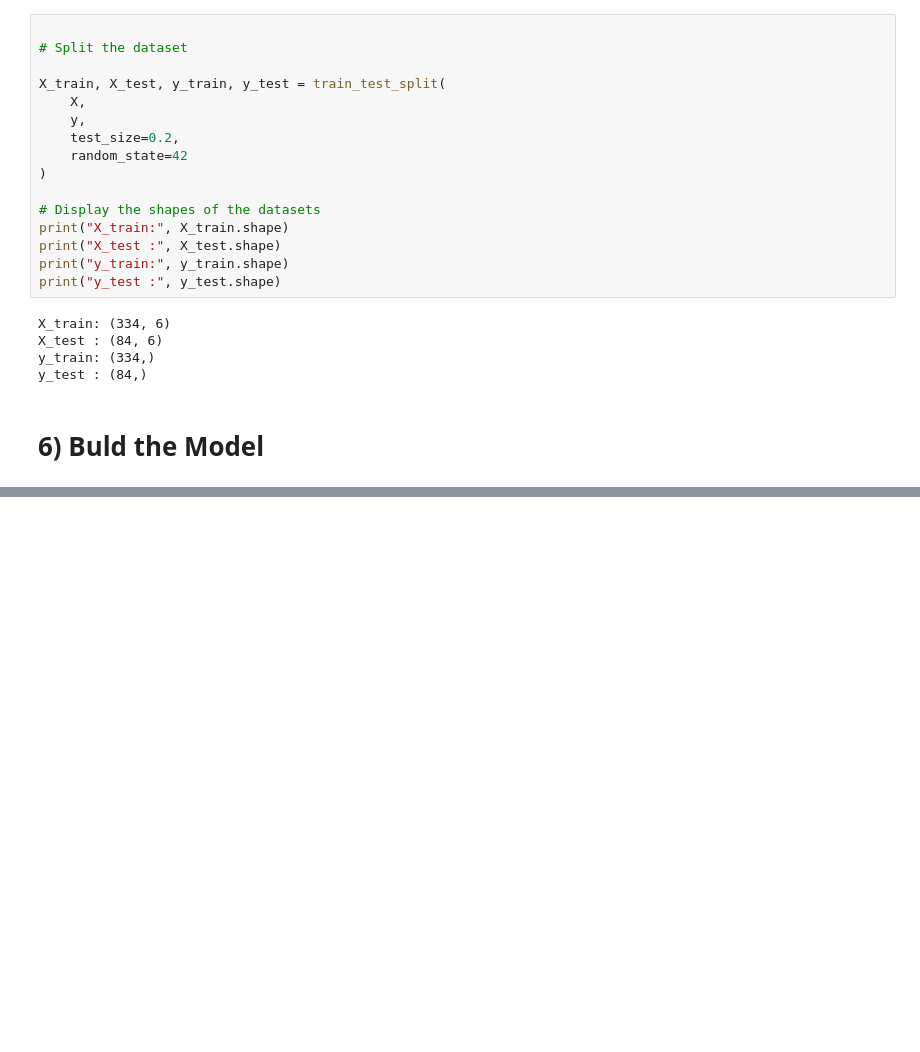
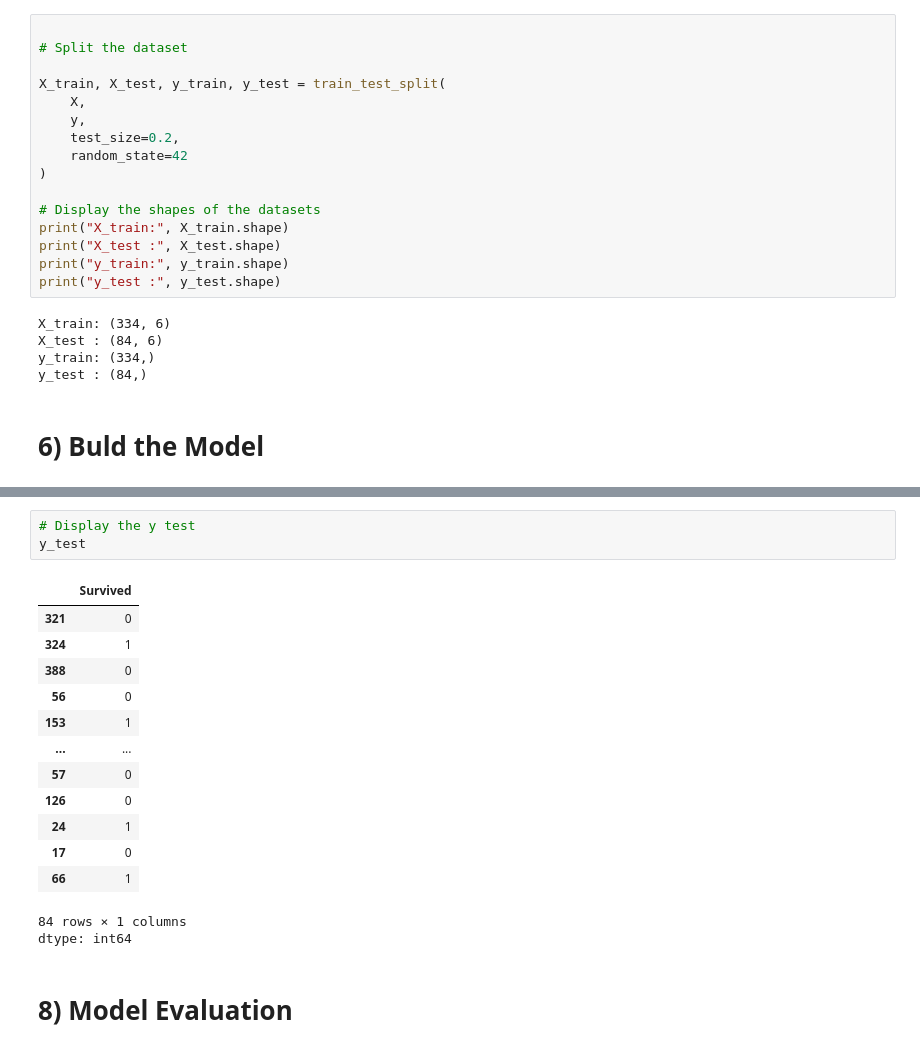
Before and after one commit to Clinton1029/Titanic2, a Jupyter notebook: Titanic.ipynb, the cells around one changed output, grey strips where cells are left out. Cells and saved outputs as stored; diff of their text form; blank space fills up the shorter version.

```diff
--- a/Titanic.ipynb
+++ b/Titanic.ipynb
@@ -837,0 +864,20 @@ y_test : (84,)
+# %%
+# Display the y test
+y_test
+# %% [output]
+|  | Survived |
+| 321 | 0 |
+| 324 | 1 |
+| 388 | 0 |
+| 56 | 0 |
+| 153 | 1 |
+| ... | ... |
+| 57 | 0 |
+| 126 | 0 |
+| 24 | 1 |
+| 17 | 0 |
+| 66 | 1 |
+84 rows × 1 columns
+dtype: int64
+# %% [markdown]
+# 8) Model Evaluation
```
Also changed, not shown: parts of 9 cells of this notebook.
